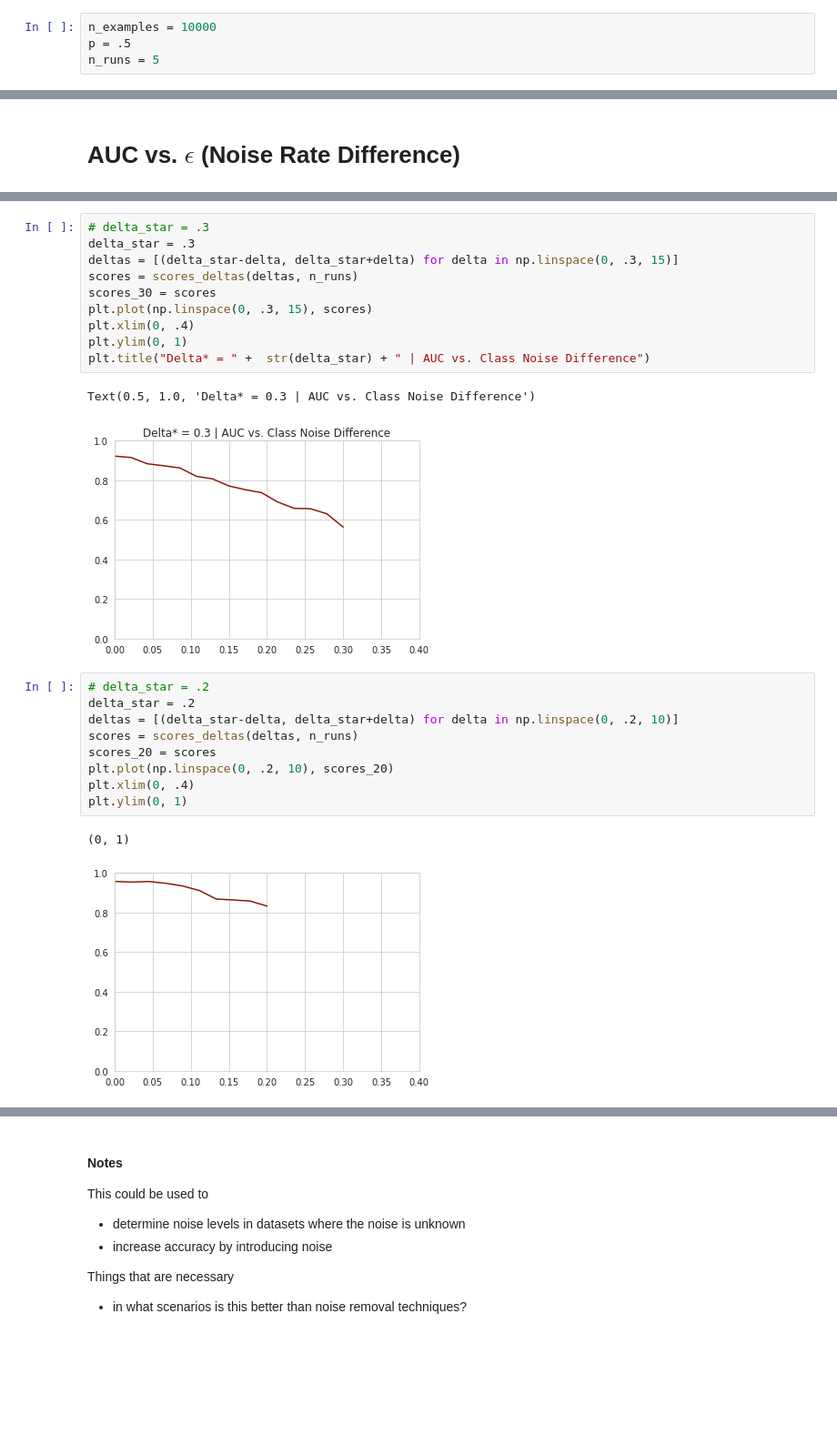
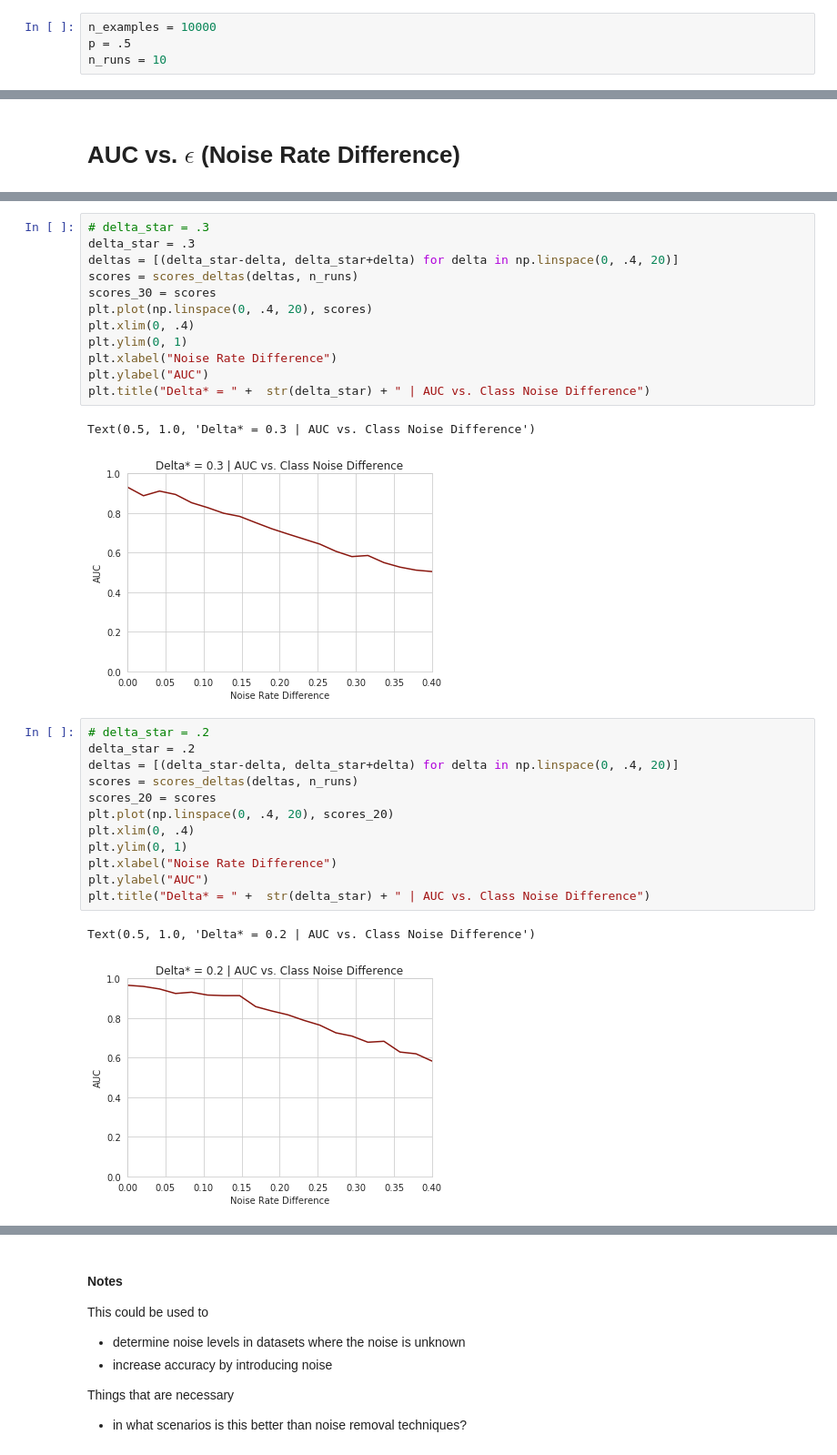
Before and after one commit to divyashan/label_noise_simulation, a Jupyter notebook: simulated_noise_injection.ipynb, the cells around one changed output, grey strips where cells are left out. Shown at 91% size. Saved outputs shown, nothing was run; the diff lists cells and outputs as text; blank space fills up the shorter version.

Commit message:
fixed noise experiment

```diff
--- a/simulated_noise_injection.ipynb
+++ b/simulated_noise_injection.ipynb
@@ -16,7 +16,7 @@ The autoreload extension is already loaded. To reload it, use:
 # %%
 n_examples = 10000
 p = .5
-n_runs = 5
+n_runs = 10
 # %%
 # Scores vs. delta
 def get_data(n_examples, n_runs, delta_0, delta_1):
@@ -71,28 +118,33 @@ Text(0.5, 1.0, 'Delta* = 0.4| AUC vs. Class Noise Difference')
 # %%
 # delta_star = .3
 delta_star = .3
-deltas = [(delta_star-delta, delta_star+delta) for delta in np.linspace(0, .3, 15)]
+deltas = [(delta_star-delta, delta_star+delta) for delta in np.linspace(0, .4, 20)]
 scores = scores_deltas(deltas, n_runs)
 scores_30 = scores
-plt.plot(np.linspace(0, .3, 15), scores)
+plt.plot(np.linspace(0, .4, 20), scores)
 plt.xlim(0, .4)
 plt.ylim(0, 1)
+plt.xlabel("Noise Rate Difference")
+plt.ylabel("AUC")
 plt.title("Delta* = " +  str(delta_star) + " | AUC vs. Class Noise Difference")
 # %% [output]
 Text(0.5, 1.0, 'Delta* = 0.3 | AUC vs. Class Noise Difference')
-[figure, old version]
+[figure, new version]
 # %%
 # delta_star = .2
 delta_star = .2
-deltas = [(delta_star-delta, delta_star+delta) for delta in np.linspace(0, .2, 10)]
+deltas = [(delta_star-delta, delta_star+delta) for delta in np.linspace(0, .4, 20)]
 scores = scores_deltas(deltas, n_runs)
 scores_20 = scores
-plt.plot(np.linspace(0, .2, 10), scores_20)
+plt.plot(np.linspace(0, .4, 20), scores_20)
 plt.xlim(0, .4)
 plt.ylim(0, 1)
+plt.xlabel("Noise Rate Difference")
+plt.ylabel("AUC")
+plt.title("Delta* = " +  str(delta_star) + " | AUC vs. Class Noise Difference")
 # %% [output]
-(0, 1)
+Text(0.5, 1.0, 'Delta* = 0.2 | AUC vs. Class Noise Difference')
-[figure, old version]
+[figure, new version]
 # %%
 # delta_star = .1
 delta_star = .1
```
Also changed, not shown: parts of 10 cells of this notebook.
